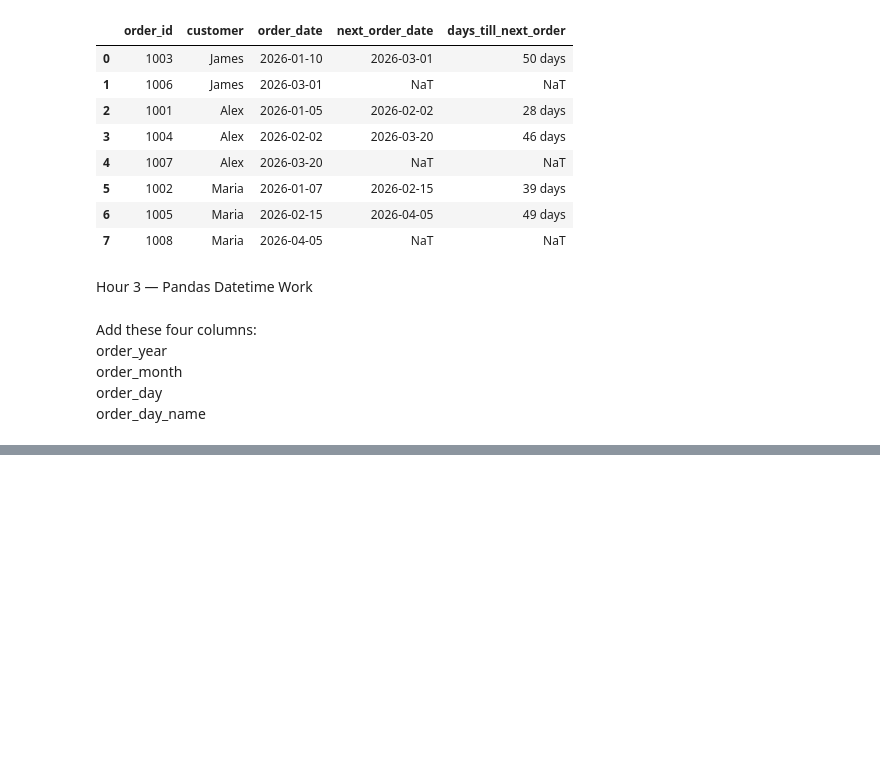
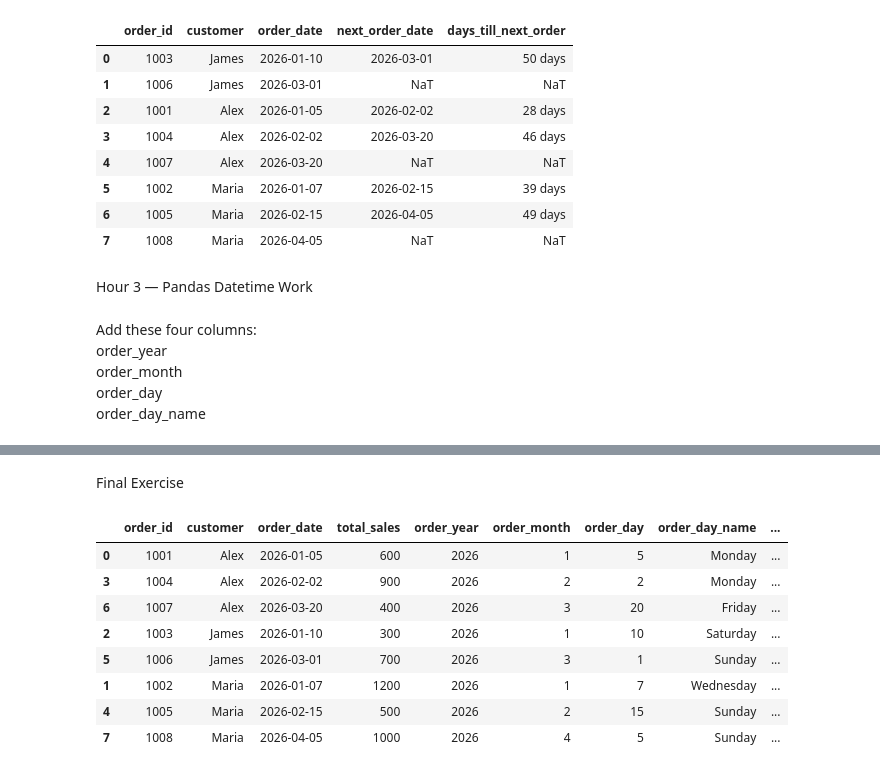
Before and after one commit to Gibbsu/30_day_ds_de, a Jupyter notebook: notebooks/day_04_dates_data_quality.ipynb, the cells around one changed output, grey strips where cells are left out. Cells and saved outputs as stored; diff of their text form; code cells hidden in the pictures; blank space fills up the shorter version.

```diff
--- a/notebooks/day_04_dates_data_quality.ipynb
+++ b/notebooks/day_04_dates_data_quality.ipynb
@@ -287,0 +290,2 @@ order_day_name
+# %%
+orders["order_day_name"] = orders["order_date"].dt.day_name()
@@ -287,0 +343,2 @@ order_day_name
+# %%
+orders = orders.sort_values(["customer","order_date"])
@@ -287,0 +357,22 @@ order_day_name
+# %%
+orders["previous_order_date"] = (
+    orders.groupby("customer")["order_date"].shift(1)
+)
+# %% [markdown]
+Final Exercise
+# %%
+orders["days_since_previous_order"] = (
+    (orders["order_date"] - orders["previous_order_date"]).dt.days
+)
+# %%
+display(orders)
+# %% [output]
+|  | order_id | customer | order_date | total_sales | order_year | order_month | order_day | order_day_name | ... |
+| 0 | 1001 | Alex | 2026-01-05 | 600 | 2026 | 1 | 5 | Monday | ... |
+| 3 | 1004 | Alex | 2026-02-02 | 900 | 2026 | 2 | 2 | Monday | ... |
+| 6 | 1007 | Alex | 2026-03-20 | 400 | 2026 | 3 | 20 | Friday | ... |
+| 2 | 1003 | James | 2026-01-10 | 300 | 2026 | 1 | 10 | Saturday | ... |
+| 5 | 1006 | James | 2026-03-01 | 700 | 2026 | 3 | 1 | Sunday | ... |
+| 1 | 1002 | Maria | 2026-01-07 | 1200 | 2026 | 1 | 7 | Wednesday | ... |
+| 4 | 1005 | Maria | 2026-02-15 | 500 | 2026 | 2 | 15 | Sunday | ... |
+| 7 | 1008 | Maria | 2026-04-05 | 1000 | 2026 | 4 | 5 | Sunday | ... |
```
Also changed, not shown: parts of 30 cells of this notebook, 2 other files.
